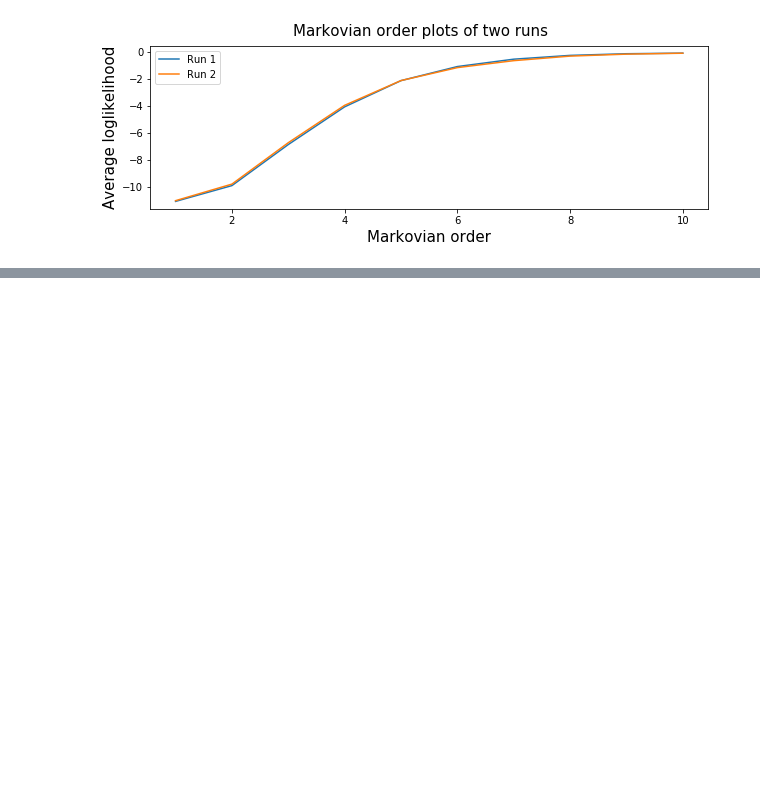
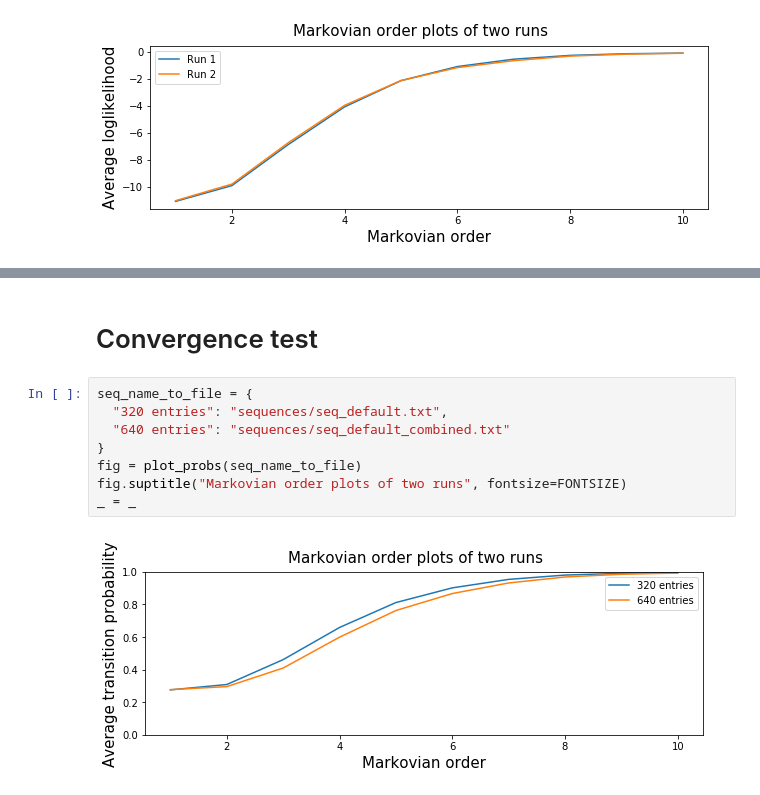
Before and after one commit to sjonany/replication_recanatesi_2015, a Jupyter notebook: markov_test.ipynb, the cells around one changed output, grey strips where cells are left out. Cells and saved outputs as stored; diff of their text form; blank space fills up the shorter version.

```diff
--- a/markov_test.ipynb
+++ b/markov_test.ipynb
@@ -69,0 +128,12 @@ _ = _
+# %% [markdown]
+# Convergence test
+# %%
+seq_name_to_file = {
+  "320 entries": "sequences/seq_default.txt",
+  "640 entries": "sequences/seq_default_combined.txt"
+}
+fig = plot_probs(seq_name_to_file)
+fig.suptitle("Markovian order plots of two runs", fontsize=FONTSIZE)
+_ = _
+# %% [output]
+[figure, added]
```
Also changed, not shown: parts of 7 cells of this notebook, 1 other file.
